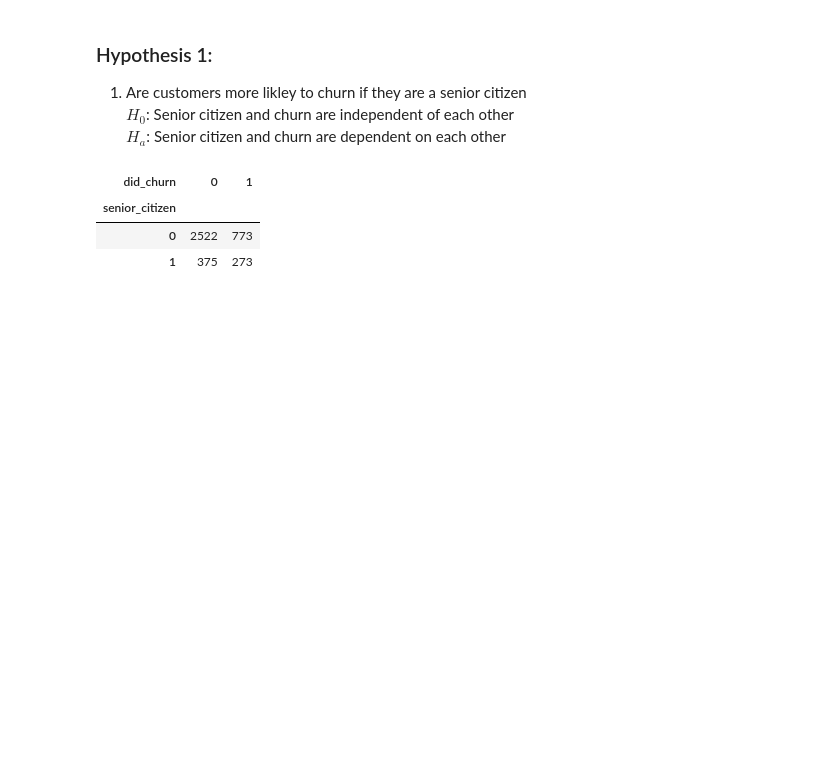
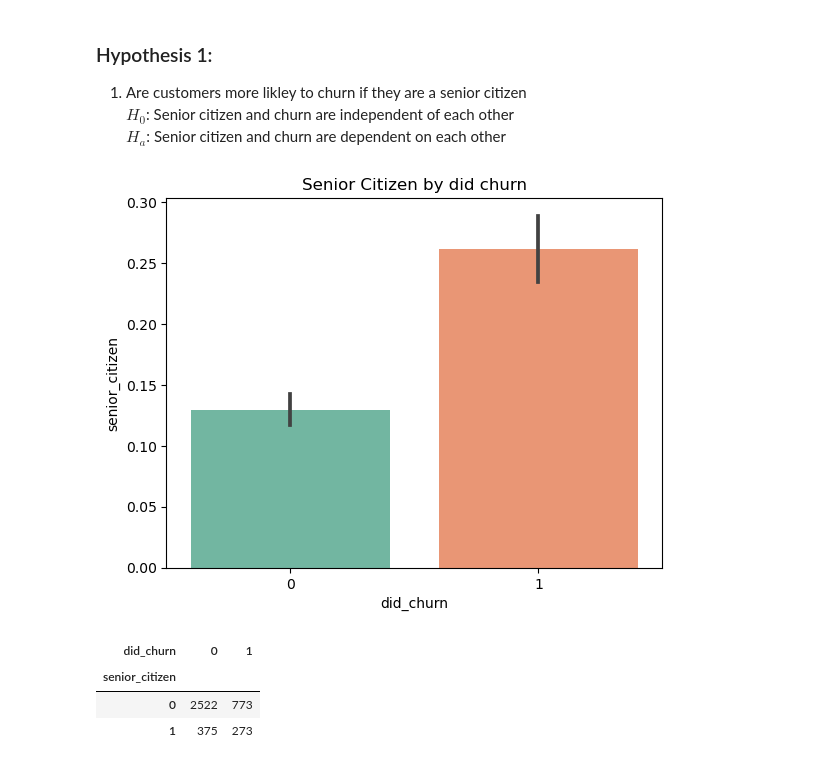
Before and after one commit to NikkideVries/classification_telco_project, a Jupyter notebook: final_telco.ipynb, the cells around one changed output. Cells and saved outputs as stored; diff of their text form; code cells hidden in the pictures; blank space fills up the shorter version.

```diff
--- a/final_telco.ipynb
+++ b/final_telco.ipynb
@@ -243,6 +266,13 @@ Bivariate Takeaways: <br>
 1. Are customers more likley to churn if they are a senior citizen <br>
 $H_0$: Senior citizen and churn are independent of each other <br>
 $H_a$: Senior citizen and churn are dependent on each other <br>
+# %%
+target = 'did_churn'
+sns.barplot(data= train, y = 'senior_citizen', x = target, palette = 'Set2')
+plt.title('Senior Citizen by did churn')
+plt.show()
+# %% [output]
+[figure, added]
 # %%
 # create null and alternative
 null_hypothesis = 'Senior citizen and churn are independent of each other.'
```
Also changed, not shown: parts of 7 cells of this notebook, 1 other file.
